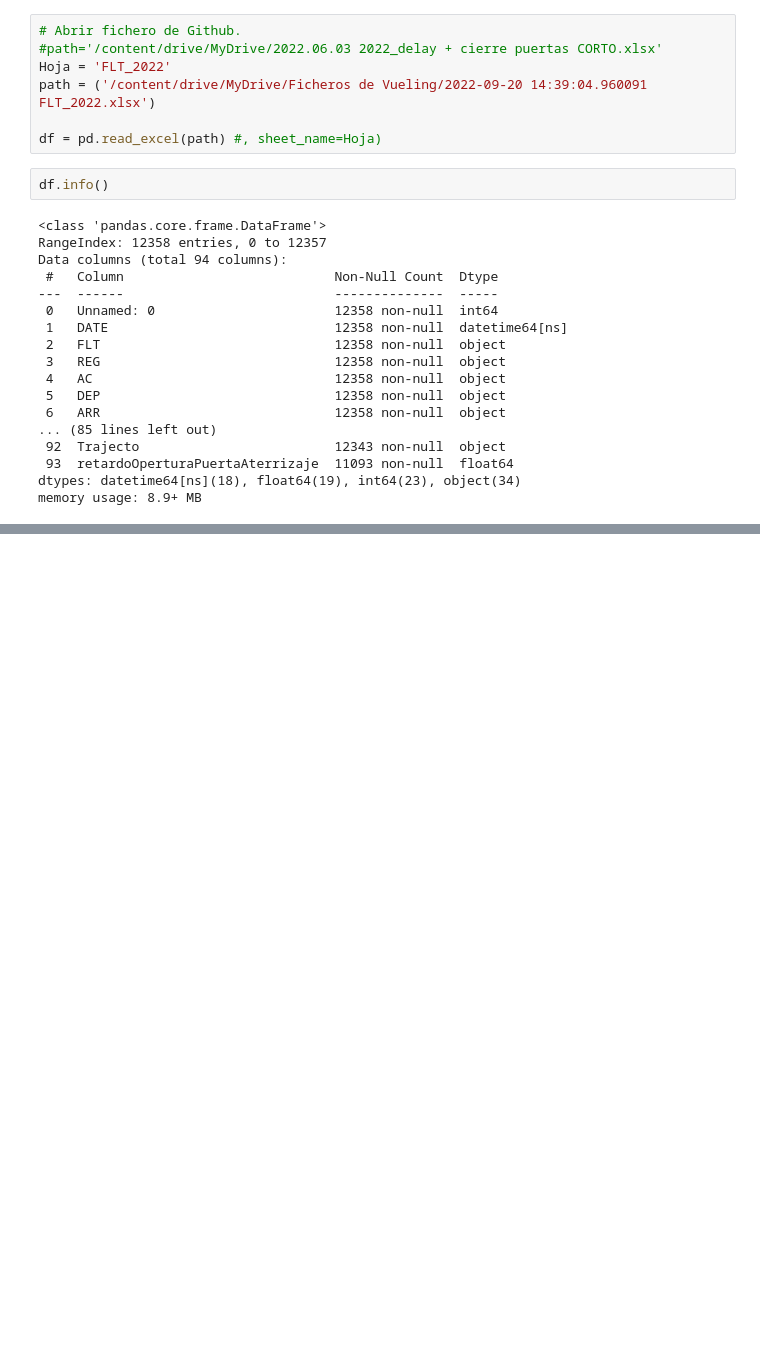
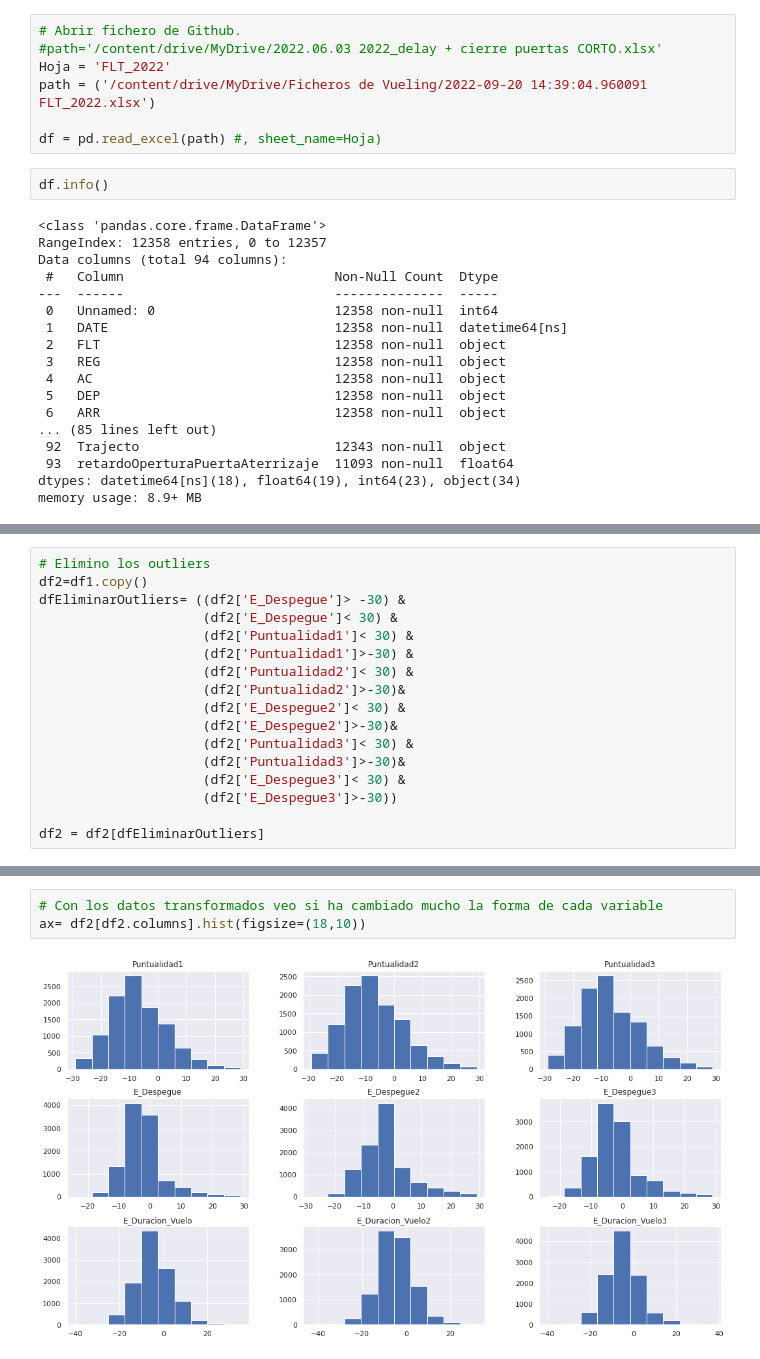
Before and after one commit to JMML2021/Avaluaci-final-per-passar-a-projecte, a Jupyter notebook: Companyia Aerea Algoritmes d’aprenentatge supervisat.ipynb, the cells around one changed output, grey strips where cells are left out. Saved outputs shown, nothing was run; the diff lists cells and outputs as text; blank space fills up the shorter version.

```diff
--- a/Companyia Aerea Algoritmes d’aprenentatge supervisat.ipynb
+++ b/Companyia Aerea Algoritmes d’aprenentatge supervisat.ipynb
@@ -75,0 +136,17 @@ memory usage: 8.9+ MB
+# %%
+# Elimino los outliers
+df2=df1.copy()
+dfEliminarOutliers= ((df2['E_Despegue']> -30) &
+                     (df2['E_Despegue']< 30) &
+                     (df2['Puntualidad1']< 30) &
+                     (df2['Puntualidad1']>-30) &
+                     (df2['Puntualidad2']< 30) &
+                     (df2['Puntualidad2']>-30)&
+                     (df2['E_Despegue2']< 30) &
+                     (df2['E_Despegue2']>-30)&
+                     (df2['Puntualidad3']< 30) &
+                     (df2['Puntualidad3']>-30)&
+                     (df2['E_Despegue3']< 30) &
+                     (df2['E_Despegue3']>-30))
+
+df2 = df2[dfEliminarOutliers]
@@ -75,0 +173,5 @@ memory usage: 8.9+ MB
+# %%
+# Con los datos transformados veo si ha cambiado mucho la forma de cada variable
+ax= df2[df2.columns].hist(figsize=(18,10))
+# %% [output]
+[figure, added]
```
Also changed, not shown: parts of 11 cells of this notebook.
